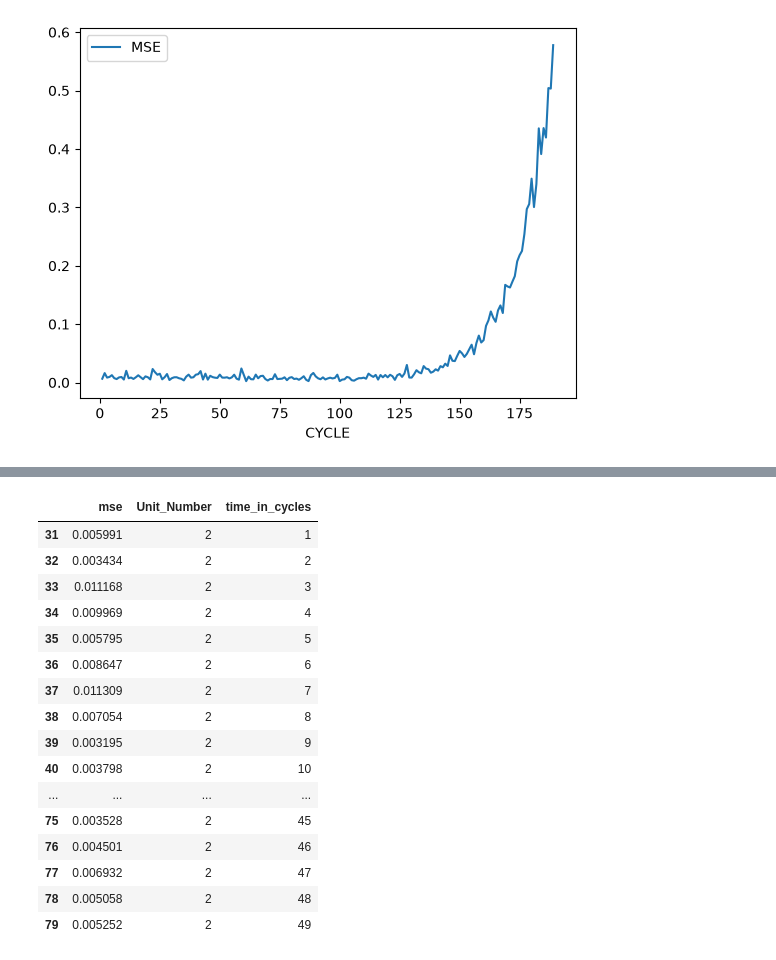
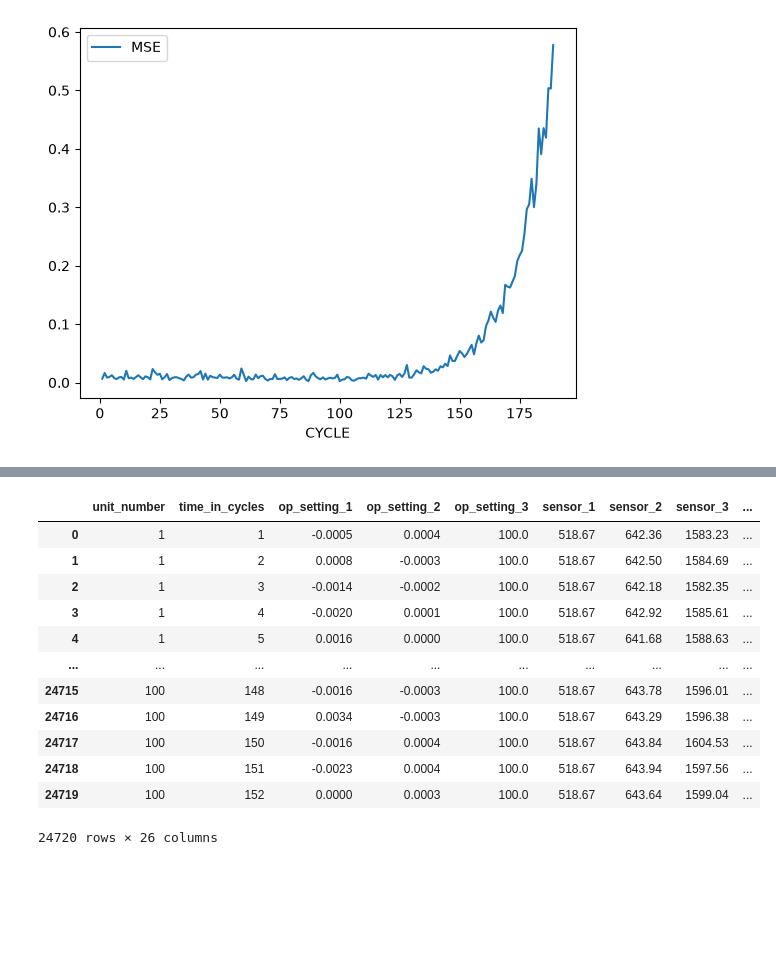
Before and after one commit to ShivaramHR/telemetry-anomaly-detector, a Jupyter notebook: Notebooks/AutoEncoder.ipynb, the cells around one changed output, grey strips where cells are left out. Drawn from its saved outputs; the diff is of its cells as text; code cells hidden in the pictures; blank space fills up the shorter version.

```diff
--- a/Notebooks/AutoEncoder.ipynb
+++ b/Notebooks/AutoEncoder.ipynb
@@ -244,20 +172,25 @@ final_data
-# %%
-final_data[final_data['Unit_Number'] == 2]
-# %% [output]
-|  | mse | Unit_Number | time_in_cycles |
-| 31 | 0.005991 | 2 | 1 |
-| 32 | 0.003434 | 2 | 2 |
-| 33 | 0.011168 | 2 | 3 |
-| 34 | 0.009969 | 2 | 4 |
-| 35 | 0.005795 | 2 | 5 |
-| 36 | 0.008647 | 2 | 6 |
-| 37 | 0.011309 | 2 | 7 |
-| 38 | 0.007054 | 2 | 8 |
-| 39 | 0.003195 | 2 | 9 |
-| 40 | 0.003798 | 2 | 10 |
-| ... | ... | ... | ... |
-| 75 | 0.003528 | 2 | 45 |
-| 76 | 0.004501 | 2 | 46 |
-| 77 | 0.006932 | 2 | 47 |
-| 78 | 0.005058 | 2 | 48 |
-| 79 | 0.005252 | 2 | 49 |
+# %%
+# i am going to test out our model here before using the telemetry just to make sure our
+# model is working correctly
+index_names = ['unit_number', 'time_in_cycles']
+setting_names = ['op_setting_1', 'op_setting_2', 'op_setting_3']
+sensor_names = [f'sensor_{i}' for i in range(1, 22)]
+col_names = index_names + setting_names + sensor_names
+
+df = pd.read_csv("../CMAPSSData/train_FD003.txt", sep=r"\s+", header=None, names=col_names)
+# %%
+df
+# %% [output]
+|  | unit_number | time_in_cycles | op_setting_1 | op_setting_2 | op_setting_3 | sensor_1 | sensor_2 | sensor_3 | ... |
+| 0 | 1 | 1 | -0.0005 | 0.0004 | 100.0 | 518.67 | 642.36 | 1583.23 | ... |
+| 1 | 1 | 2 | 0.0008 | -0.0003 | 100.0 | 518.67 | 642.50 | 1584.69 | ... |
+| 2 | 1 | 3 | -0.0014 | -0.0002 | 100.0 | 518.67 | 642.18 | 1582.35 | ... |
+| 3 | 1 | 4 | -0.0020 | 0.0001 | 100.0 | 518.67 | 642.92 | 1585.61 | ... |
+| 4 | 1 | 5 | 0.0016 | 0.0000 | 100.0 | 518.67 | 641.68 | 1588.63 | ... |
+| ... | ... | ... | ... | ... | ... | ... | ... | ... | ... |
+| 24715 | 100 | 148 | -0.0016 | -0.0003 | 100.0 | 518.67 | 643.78 | 1596.01 | ... |
+| 24716 | 100 | 149 | 0.0034 | -0.0003 | 100.0 | 518.67 | 643.29 | 1596.38 | ... |
+| 24717 | 100 | 150 | -0.0016 | 0.0004 | 100.0 | 518.67 | 643.84 | 1604.53 | ... |
+| 24718 | 100 | 151 | -0.0023 | 0.0004 | 100.0 | 518.67 | 643.94 | 1597.56 | ... |
+| 24719 | 100 | 152 | 0.0000 | 0.0003 | 100.0 | 518.67 | 643.64 | 1599.04 | ... |
+24720 rows × 26 columns
```
Also changed, not shown: parts of 17 cells of this notebook, 2 other files.
